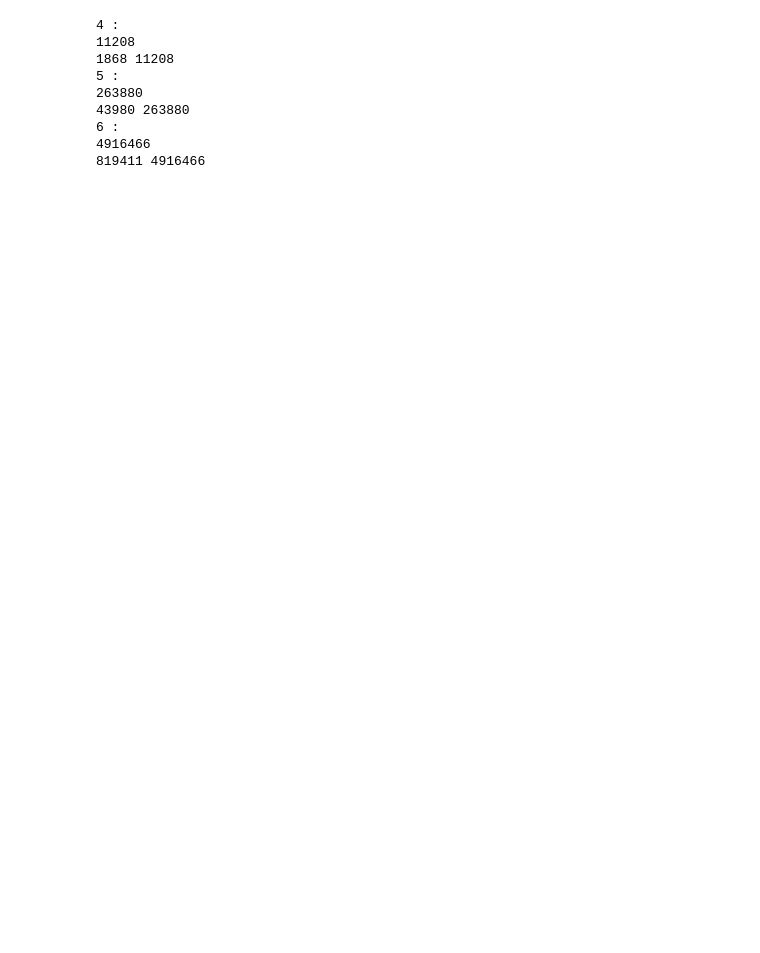
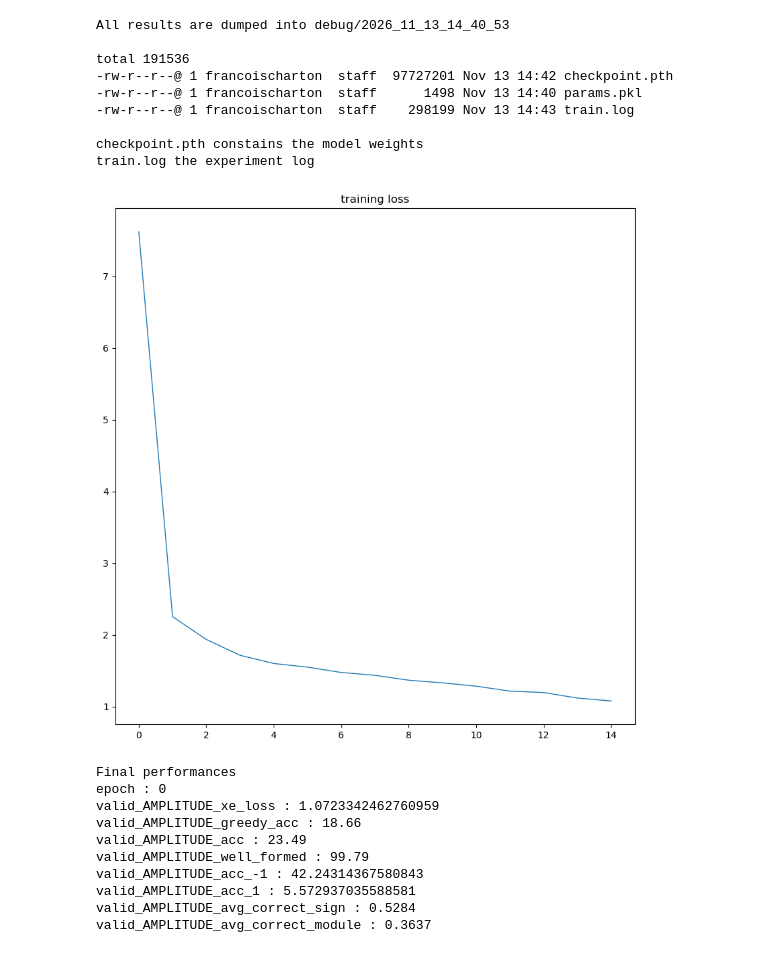
Before and after one commit to f-charton/Transformer-demo, a Jupyter notebook: notebooks/Base.ipynb, the cells around one changed output. Cells and saved outputs as stored; diff of their text form; code cells hidden in the pictures; blank space fills up the shorter version.

Commit message:
checkpoint notebook

```diff
--- a/notebooks/Base.ipynb
+++ b/notebooks/Base.ipynb
@@ -24,17 +56,66 @@ def load_zipped(loop,typ='s'):
 # %%
-for i in range(4,7):
-    print(i,":")
-    e = load_zipped(i,'s')
-    print(len(e))
-    f = load_zipped(i,'su')
-    print(len(f), len(f)*6)
+def read_losses(filename):
+    res = []
+    with open(filename, 'rt') as f:
+        for line in f:
+            if line.find("- LOSS") >=0:
+                res.append(float(line.split(' ')[-4]))
+    return res
+
+def read_logs(filename):
+    logs=[]
+    with open(filename, 'rt') as f:
+        for line in f:
+            pos = line.find('__log__:')
+            if pos >=0:
+                dic = ast.literal_eval(line[pos+8:])
+                logs.append(dic)
+    return logs
+
+
+path = params.dump_path
+
+print(f'All results are dumped into {path}')
+print()
+!ls -l {path}
+
+print()
+print("checkpoint.pth constains the model weights")
+print("train.log the experiment log")
+
+logfile = os.path.join(path,"train.log")
+
+loss = read_losses(logfile)
+
+plt.plot(loss,linewidth=1)
+plt.title("training loss")
+plt.rcParams['figure.figsize'] = [10,10]
+plt.show()
+
+
+last_perf = read_logs(logfile)[-1]
+print()
+print("Final performances")
+for s in last_perf:
+    print(s, ":" , last_perf[s])
 # %% [output]
-4 :
-11208
-1868 11208
-5 :
-263880
-43980 263880
-6 :
-4916466
-819411 4916466
+All results are dumped into debug/2026_11_13_14_40_53
+
+total 191536
+-rw-r--r--@ 1 francoischarton  staff  97727201 Nov 13 14:42 checkpoint.pth
+-rw-r--r--@ 1 francoischarton  staff      1498 Nov 13 14:40 params.pkl
+-rw-r--r--@ 1 francoischarton  staff    298199 Nov 13 14:43 train.log
+
+checkpoint.pth constains the model weights
+train.log the experiment log
+[figure, added]
+Final performances
+epoch : 0
+valid_AMPLITUDE_xe_loss : 1.0723342462760959
+valid_AMPLITUDE_greedy_acc : 18.66
+valid_AMPLITUDE_acc : 23.49
+valid_AMPLITUDE_well_formed : 99.79
+valid_AMPLITUDE_acc_-1 : 42.24314367580843
+valid_AMPLITUDE_acc_1 : 5.572937035588581
+valid_AMPLITUDE_avg_correct_sign : 0.5284
+valid_AMPLITUDE_avg_correct_module : 0.3637
```
Also changed, not shown: parts of 4 cells of this notebook, 6 other files.
